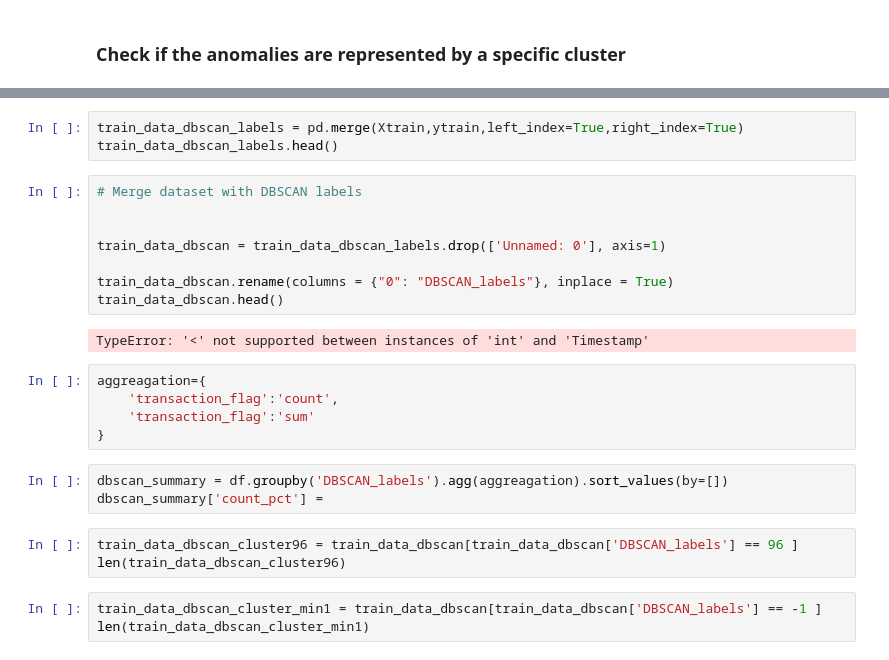
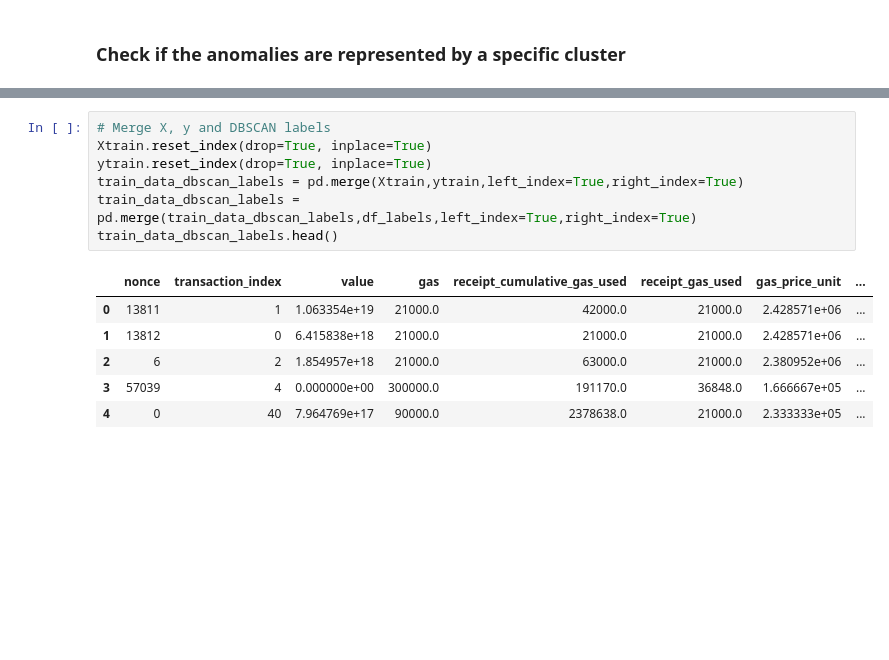
Before and after one commit to erikapaceep/eth_fraud_detection, a Jupyter notebook: notebook/7DBSCAN.ipynb, the cells around one changed output, grey strips where cells are left out. Saved outputs shown, nothing was run; the diff lists cells and outputs as text; blank space fills up the shorter version.

```diff
--- a/notebook/7DBSCAN.ipynb
+++ b/notebook/7DBSCAN.ipynb
@@ -192,27 +147,14 @@ ytrain.head()
-# %%
-train_data_dbscan_labels = pd.merge(Xtrain,ytrain,left_index=True,right_index=True)
-train_data_dbscan_labels.head()
-# %%
-# Merge dataset with DBSCAN labels
-
-
-train_data_dbscan = train_data_dbscan_labels.drop(['Unnamed: 0'], axis=1)
-
-train_data_dbscan.rename(columns = {"0": "DBSCAN_labels"}, inplace = True)
-train_data_dbscan.head()
-# %% [output]
-TypeError: '<' not supported between instances of 'int' and 'Timestamp'
-# %%
-aggreagation={
-    'transaction_flag':'count',
-    'transaction_flag':'sum'
-}
-# %%
-dbscan_summary = df.groupby('DBSCAN_labels').agg(aggreagation).sort_values(by=[])
-dbscan_summary['count_pct'] =
-# %%
-train_data_dbscan_cluster96 = train_data_dbscan[train_data_dbscan['DBSCAN_labels'] == 96 ]
-len(train_data_dbscan_cluster96)
-# %%
-train_data_dbscan_cluster_min1 = train_data_dbscan[train_data_dbscan['DBSCAN_labels'] == -1 ]
-len(train_data_dbscan_cluster_min1)
+# %%
+# Merge X, y and DBSCAN labels
+Xtrain.reset_index(drop=True, inplace=True)
+ytrain.reset_index(drop=True, inplace=True)
+train_data_dbscan_labels = pd.merge(Xtrain,ytrain,left_index=True,right_index=True)
+train_data_dbscan_labels = pd.merge(train_data_dbscan_labels,df_labels,left_index=True,right_index=True)
+train_data_dbscan_labels.head()
+# %% [output]
+|  | nonce | transaction_index | value | gas | receipt_cumulative_gas_used | receipt_gas_used | gas_price_unit | ... |
+| 0 | 13811 | 1 | 1.063354e+19 | 21000.0 | 42000.0 | 21000.0 | 2.428571e+06 | ... |
+| 1 | 13812 | 0 | 6.415838e+18 | 21000.0 | 21000.0 | 21000.0 | 2.428571e+06 | ... |
+| 2 | 6 | 2 | 1.854957e+18 | 21000.0 | 63000.0 | 21000.0 | 2.380952e+06 | ... |
+| 3 | 57039 | 4 | 0.000000e+00 | 300000.0 | 191170.0 | 36848.0 | 1.666667e+05 | ... |
+| 4 | 0 | 40 | 7.964769e+17 | 90000.0 | 2378638.0 | 21000.0 | 2.333333e+05 | ... |
```
Also changed, not shown: parts of 12 cells of this notebook, 15 other files.
